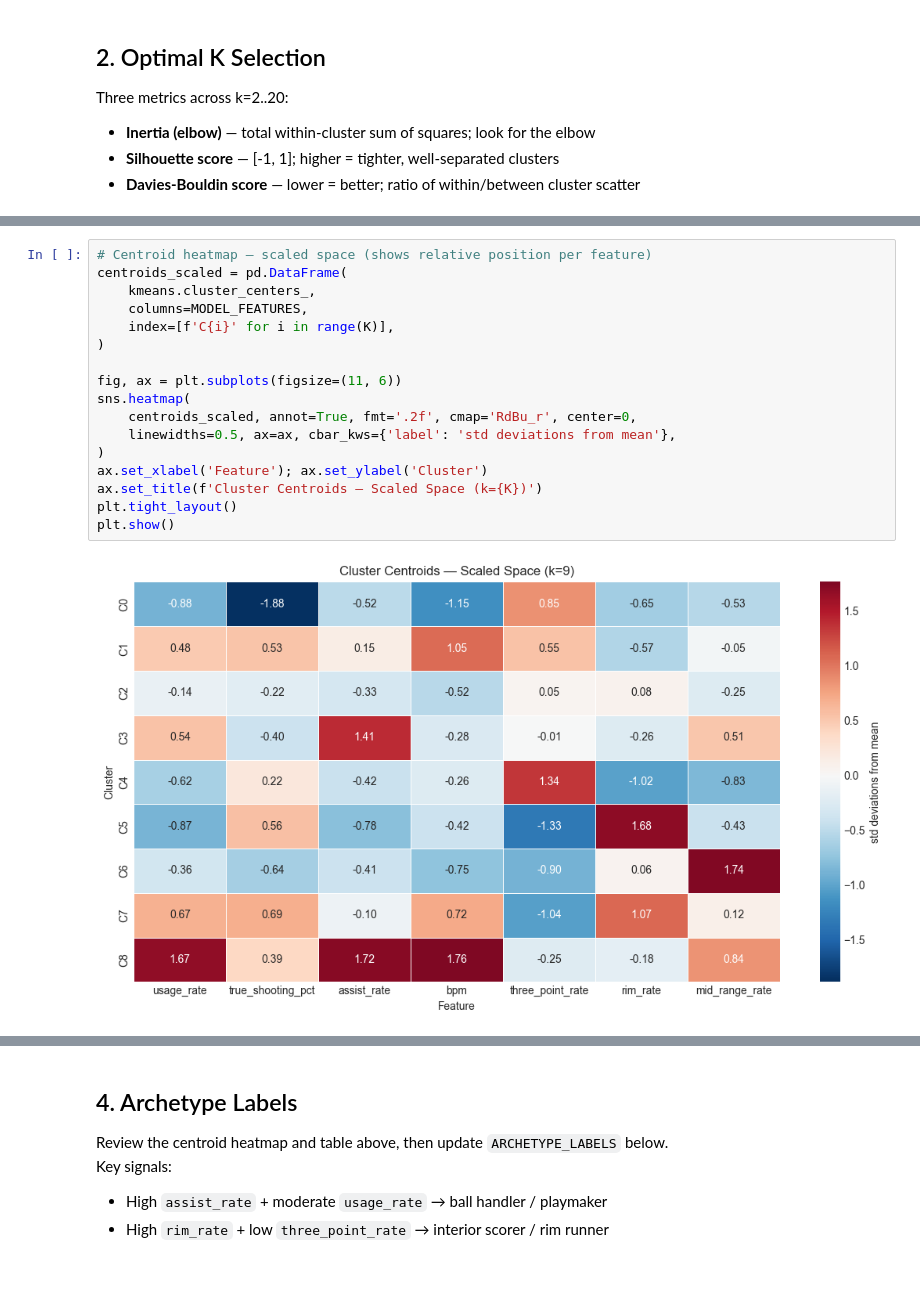
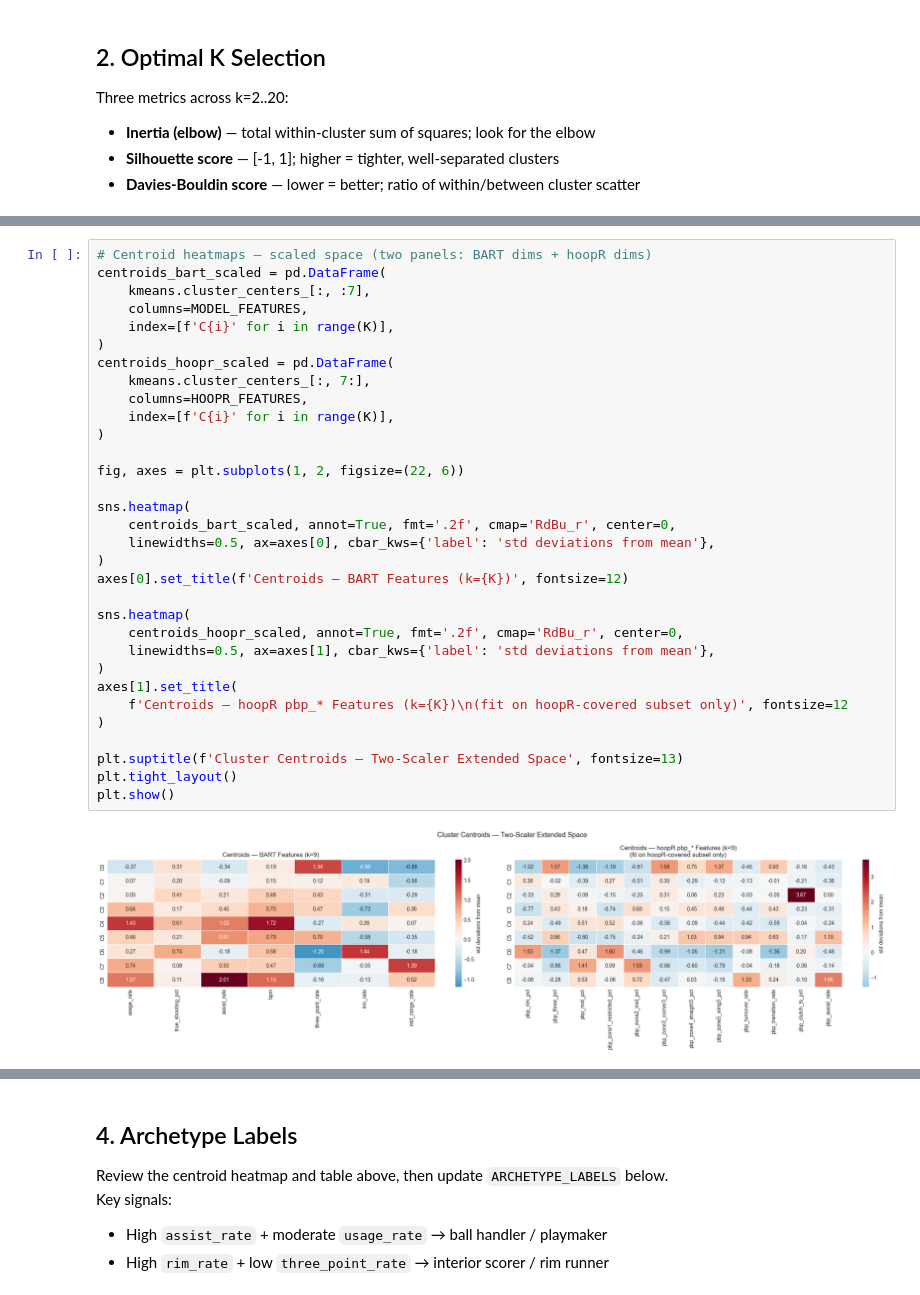
Before and after one commit to shanthg01/MIDS210-Capstone, a Jupyter notebook: notebooks/models/player_clustering.ipynb, the cells around one changed output, grey strips where cells are left out. Cells and saved outputs as stored; diff of their text form.

```diff
--- a/notebooks/models/player_clustering.ipynb
+++ b/notebooks/models/player_clustering.ipynb
@@ -259,20 +365,35 @@ Cluster size stats:
 # %%
-# Centroid heatmap — scaled space (shows relative position per feature)
-centroids_scaled = pd.DataFrame(
-    kmeans.cluster_centers_,
+# Centroid heatmaps — scaled space (two panels: BART dims + hoopR dims)
+centroids_bart_scaled = pd.DataFrame(
+    kmeans.cluster_centers_[:, :7],
     columns=MODEL_FEATURES,
     index=[f'C{i}' for i in range(K)],
 )
+centroids_hoopr_scaled = pd.DataFrame(
+    kmeans.cluster_centers_[:, 7:],
+    columns=HOOPR_FEATURES,
+    index=[f'C{i}' for i in range(K)],
+)
 
-fig, ax = plt.subplots(figsize=(11, 6))
+fig, axes = plt.subplots(1, 2, figsize=(22, 6))
+
 sns.heatmap(
-    centroids_scaled, annot=True, fmt='.2f', cmap='RdBu_r', center=0,
-    linewidths=0.5, ax=ax, cbar_kws={'label': 'std deviations from mean'},
+    centroids_bart_scaled, annot=True, fmt='.2f', cmap='RdBu_r', center=0,
+    linewidths=0.5, ax=axes[0], cbar_kws={'label': 'std deviations from mean'},
 )
-ax.set_xlabel('Feature'); ax.set_ylabel('Cluster')
-ax.set_title(f'Cluster Centroids — Scaled Space (k={K})')
+axes[0].set_title(f'Centroids — BART Features (k={K})', fontsize=12)
+
+sns.heatmap(
+    centroids_hoopr_scaled, annot=True, fmt='.2f', cmap='RdBu_r', center=0,
+    linewidths=0.5, ax=axes[1], cbar_kws={'label': 'std deviations from mean'},
+)
+axes[1].set_title(
+    f'Centroids — hoopR pbp_* Features (k={K})\n(fit on hoopR-covered subset only)', fontsize=12
+)
+
+plt.suptitle(f'Cluster Centroids — Two-Scaler Extended Space', fontsize=13)
 plt.tight_layout()
 plt.show()
 # %% [output]
-[figure, old version]
+[figure, new version]
 # %%
```
Also changed, not shown: parts of 20 cells of this notebook, 13 other files.
